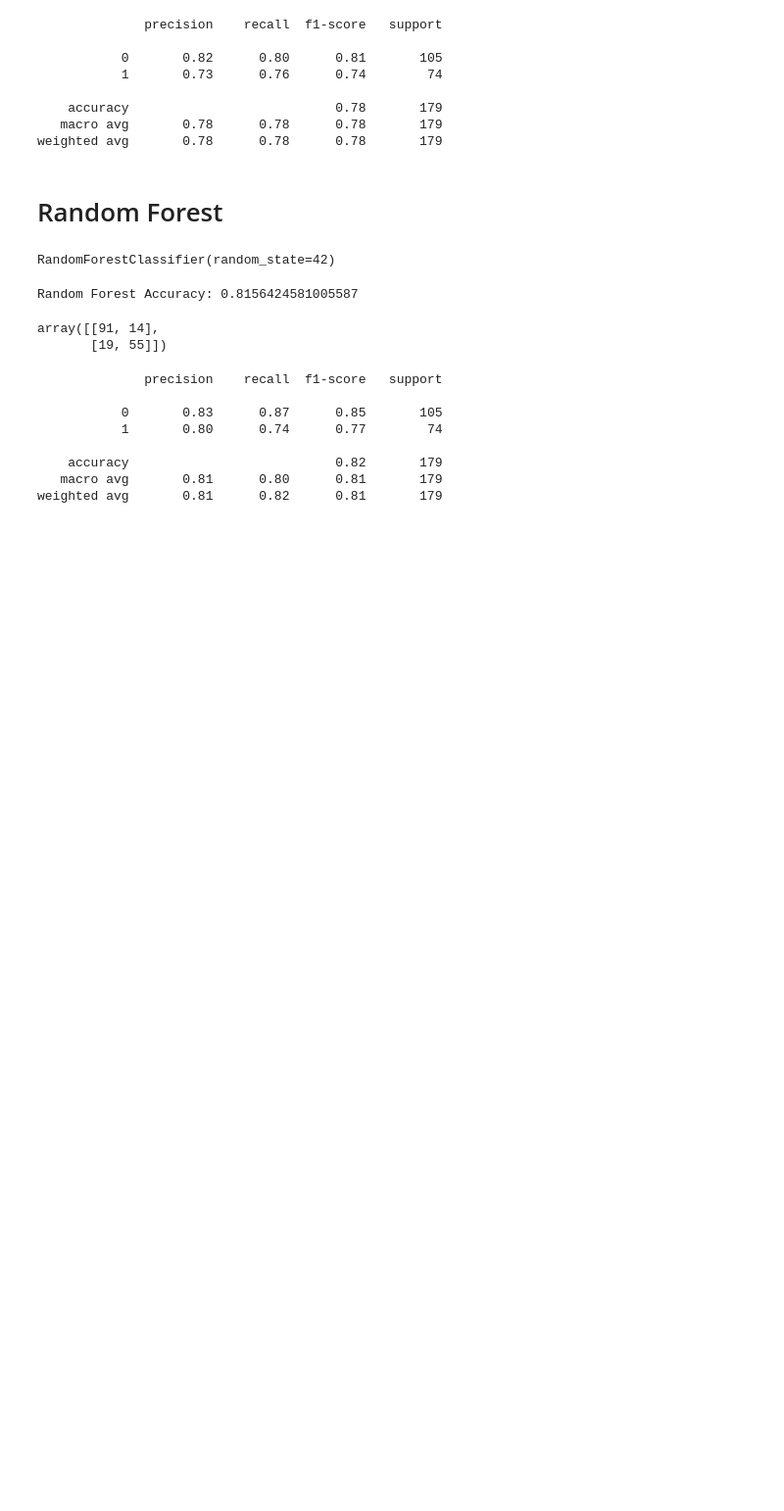
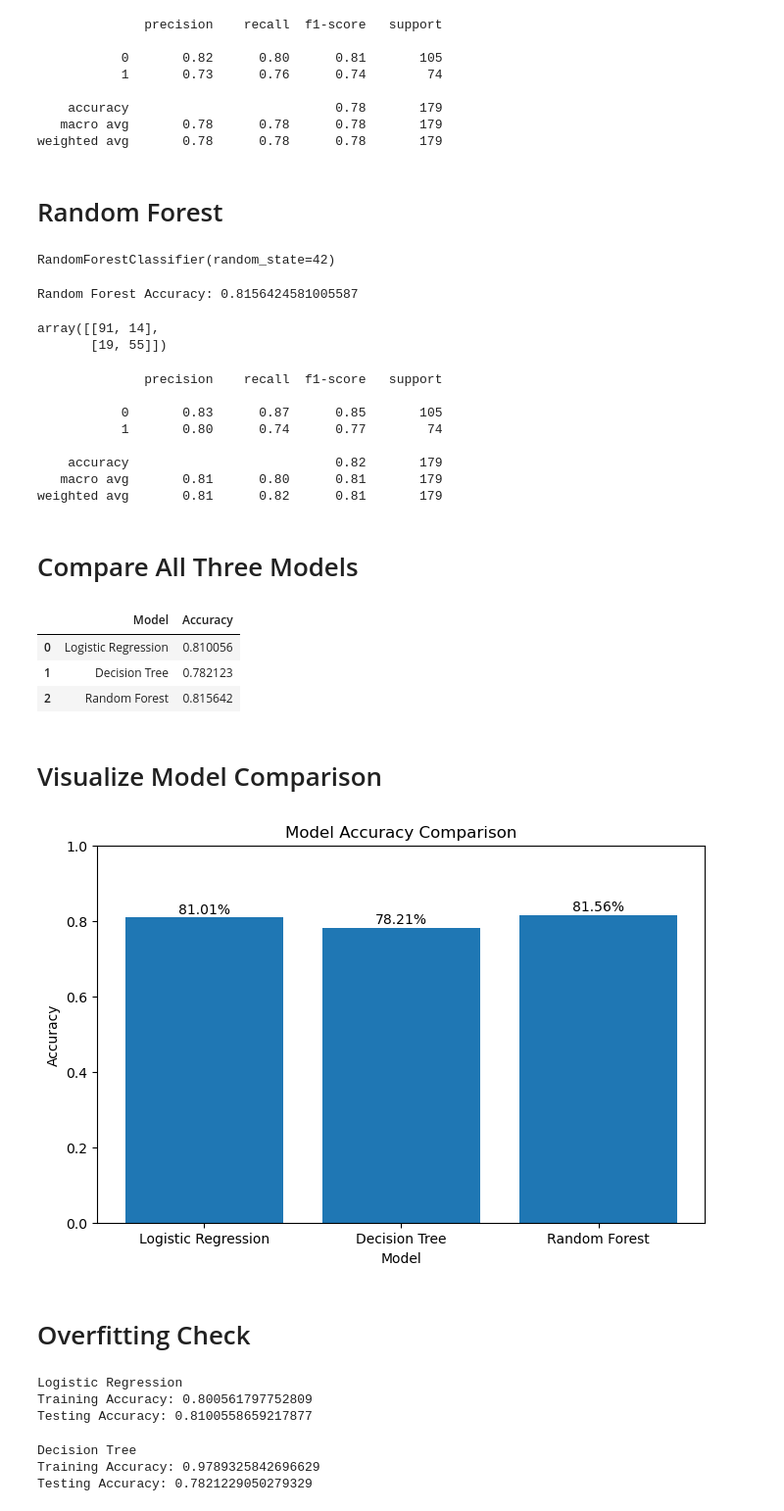
Before and after one commit to pavanpal00000-maker/Titanic--Survival-Analysis-, a Jupyter notebook: Notebooks/04_model_building.ipynb, the cells around one changed output. Shown at 98% size. Saved outputs shown, nothing was run; the diff lists cells and outputs as text; code cells hidden in the pictures; blank space fills up the shorter version.

Commit message:
Add model comparison and overfitting analysis

```diff
--- a/Notebooks/04_model_building.ipynb
+++ b/Notebooks/04_model_building.ipynb
@@ -226,3 +228,81 @@ weighted avg       0.81      0.82      0.81       179
 # - Class 0 F1-score: 85%
 # - Class 1 F1-score: 77%
 # - The Random Forest model performed well overall and achieved the highest accuracy among the three models tested.
+# %% [markdown]
+# Compare All Three Models
+# %%
+results = pd.DataFrame({
+    "Model":[
+        "Logistic Regression",
+        "Decision Tree",
+        "Random Forest"
+    ],
+
+    "Accuracy":[
+        accuracy_score(y_test, y_pred_log),
+        accuracy_score(y_test, y_pred_dt),
+        accuracy_score(y_test, y_pred_rf)
+
+    ]
+})
+
+results
+# %% [output]
+|  | Model | Accuracy |
+| 0 | Logistic Regression | 0.810056 |
+| 1 | Decision Tree | 0.782123 |
+| 2 | Random Forest | 0.815642 |
+# %% [markdown]
+# Visualize Model Comparison
+# %%
+plt.figure(figsize=(8, 5))
+
+bars = plt.bar(
+    results["Model"],
+    results["Accuracy"]
+)
+
+plt.title("Model Accuracy Comparison")
+plt.xlabel("Model")
+plt.ylabel("Accuracy")
+plt.ylim(0, 1)
+
+# "Write the accuracy value on top of each bar."
+for bar, accuracy in zip(bars, results["Accuracy"]): # Take each bar and its matching accuracy value one by one.
+    plt.text(                                        # puts that accuracy above each bar.
+        bar.get_x() + bar.get_width() / 2,
+        bar.get_height() + 0.01,
+        f"{accuracy:.2%}",
+        ha="center"
+    )
+
+plt.show()
+# %% [output]
+[figure, added]
+# %% [markdown]
+# Overfitting Check
+# %%
+# For a classification model, .score() returns the accuracy.
+log_train_accuracy = log_model.score(X_train,y_train)  # Calculate the accuracy of Logistic Regression on the training data.
+log_test_accuracy = log_model.score(X_test,y_test)     # Calculate the accuracy on unseen test data
+
+print("Logistic Regression")
+print("Training Accuracy:", log_train_accuracy)
+print("Testing Accuracy:", log_test_accuracy)
+# %% [output]
+Logistic Regression
+Training Accuracy: 0.800561797752809
+Testing Accuracy: 0.8100558659217877
+# %%
+# Decision Tree
+
+dt_train_accuracy = dt_model.score(X_train, y_train)
+dt_test_accuracy = dt_model.score(X_test, y_test)
+
+print("Decision Tree")
+print("Training Accuracy:", dt_train_accuracy)
+print("Testing Accuracy:", dt_test_accuracy)
+# %% [output]
+Decision Tree
+Training Accuracy: 0.9789325842696629
+Testing Accuracy: 0.7821229050279329
```
Also changed, not shown: parts of 13 cells of this notebook.
